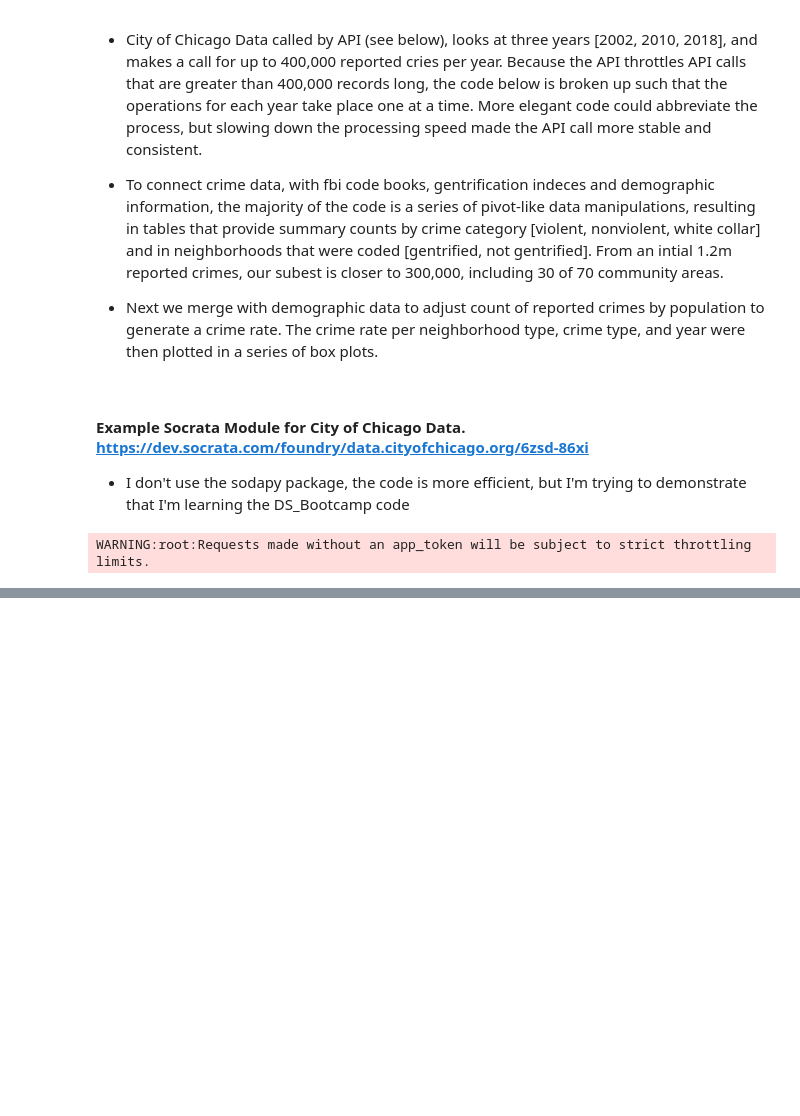
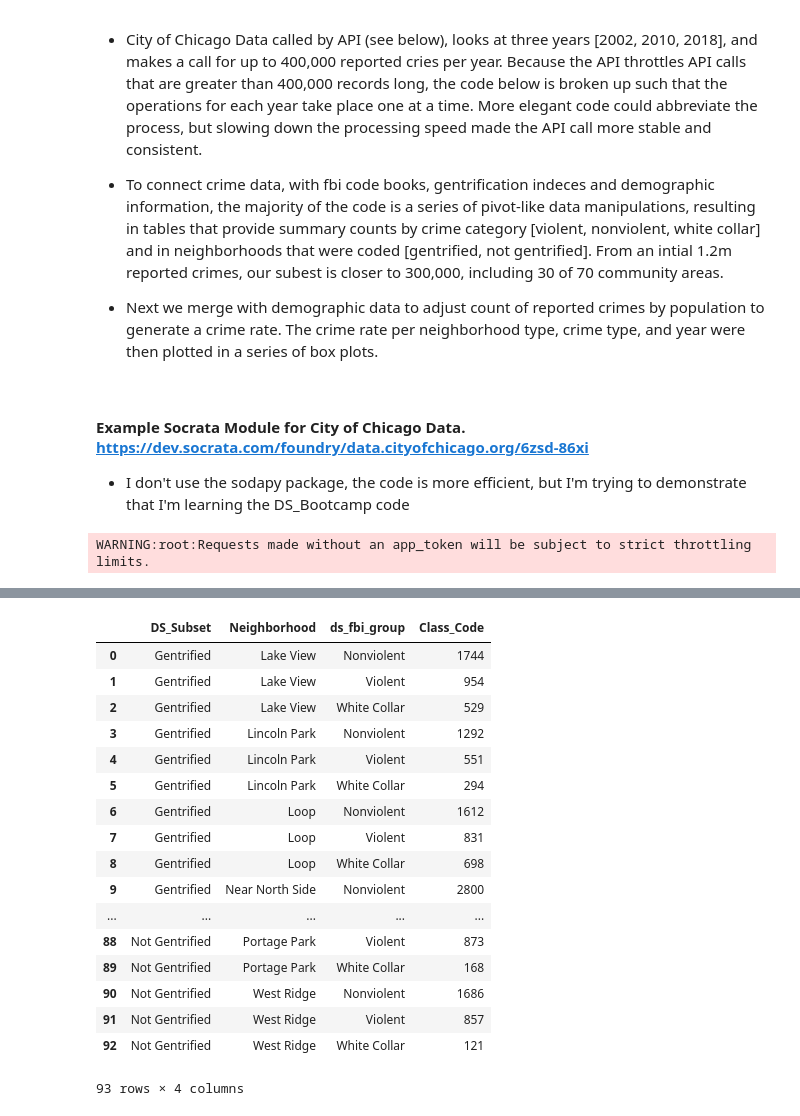
Before and after one commit to ajdeschenes/RuPaulsitory, a Jupyter notebook: Dev/Crime/chicago_crime_gentrification_api_json.ipynb, the cells around one changed output, grey strips where cells are left out. Saved outputs shown, nothing was run; the diff lists cells and outputs as text; code cells hidden in the pictures; blank space fills up the shorter version.

```diff
--- a/Dev/Crime/chicago_crime_gentrification_api_json.ipynb
+++ b/Dev/Crime/chicago_crime_gentrification_api_json.ipynb
@@ -53,18 +56,18 @@ fbi_index = fbi_codex[['fbi_Crime_type','fbi_code_key','ds_fbi_group']]
 fbi_index = fbi_index.dropna()
 
 # gent_codex Needed to index Crime Reports into summary categories
-gent_codex = pd.read_csv('../Resources/UIC_gentrification_index_neighborhood_list_final.csv')
+gent_codex = pd.read_csv('../../Resources/UIC_gentrification_index_neighborhood_list_final.csv')
 gent_concat = gent_codex["Type"].str.split(" - ", n = 1, expand = True)
 gent_codex["Classification"] = gent_concat[1]
 gent_codex["Class_Code"] = gent_concat[0]
 gent_fin = gent_codex.rename(columns={"No.": "community_area"})
 
 # cca_codex will allow us to convert raw crime into a crime rate for 2010 and an approzimation for 2002
-cca_codex = pd.read_csv('../Resources/ReferenceCCA20102014.csv')
+cca_codex = pd.read_csv('../../Resources/ReferenceCCA20102014.csv')
 
 # cca_codex2018 will allow us to convert raw crime into a crime rate for 2018
 
-cca_codex2018 = pd.read_csv('../Dev/Demographics/Resources/DemoData2018.csv')
+cca_codex2018 = pd.read_csv('../../Resources/DemoData2018.csv')
 
 # display all imported csvs so we can remember what we're working with later
 display(fbi_index.head())
@@ -75,0 +248,34 @@ FileNotFoundError: File b'crime_resources/fbi_codex.csv' does not exist
+# %%
+mid_crimecat_cca_clean['Class_Code'] = pd.to_numeric(mid_crimecat_cca_clean['Class_Code'], errors='coerce') # b_crimecat_cca_clean.dtypes
+ngm1 = mid_crimecat_cca_clean.loc[mid_crimecat_cca_clean['Class_Code'] < 3]
+ngm2 = mid_crimecat_cca_clean.loc[mid_crimecat_cca_clean['Class_Code'] == 5]
+gm6 = mid_crimecat_cca_clean.loc[mid_crimecat_cca_clean['Class_Code'] == 6]
+combo = [ngm1, ngm2]
+nGentrifiedm = pd.concat(combo)
+nGentrifiedm["DS_Subset"] = "Not Gentrified"
+gm6["DS_Subset"] = "Gentrified"
+mid_neighborhodtype_bycrime = [nGentrifiedm, gm6]
+mid_neighbors = pd.concat(mid_neighborhodtype_bycrime)
+mid_neighbors_reset = mid_neighbors.groupby(by=['DS_Subset','Neighborhood','ds_fbi_group']).count()
+mid_neighbors_dropem = mid_neighbors_reset.reset_index()
+mid_neighbors_dropem.drop(columns=['Classification','community_area','fbi_code','fbi_Crime_type',], inplace=True)
+mid_neighbors_dropem
+# %% [output]
+|  | DS_Subset | Neighborhood | ds_fbi_group | Class_Code |
+| 0 | Gentrified | Lake View | Nonviolent | 1744 |
+| 1 | Gentrified | Lake View | Violent | 954 |
+| 2 | Gentrified | Lake View | White Collar | 529 |
+| 3 | Gentrified | Lincoln Park | Nonviolent | 1292 |
+| 4 | Gentrified | Lincoln Park | Violent | 551 |
+| 5 | Gentrified | Lincoln Park | White Collar | 294 |
+| 6 | Gentrified | Loop | Nonviolent | 1612 |
+| 7 | Gentrified | Loop | Violent | 831 |
+| 8 | Gentrified | Loop | White Collar | 698 |
+| 9 | Gentrified | Near North Side | Nonviolent | 2800 |
+| ... | ... | ... | ... | ... |
+| 88 | Not Gentrified | Portage Park | Violent | 873 |
+| 89 | Not Gentrified | Portage Park | White Collar | 168 |
+| 90 | Not Gentrified | West Ridge | Nonviolent | 1686 |
+| 91 | Not Gentrified | West Ridge | Violent | 857 |
+| 92 | Not Gentrified | West Ridge | White Collar | 121 |
+93 rows × 4 columns
```
Also changed, not shown: parts of 29 cells of this notebook, 7 other files.
